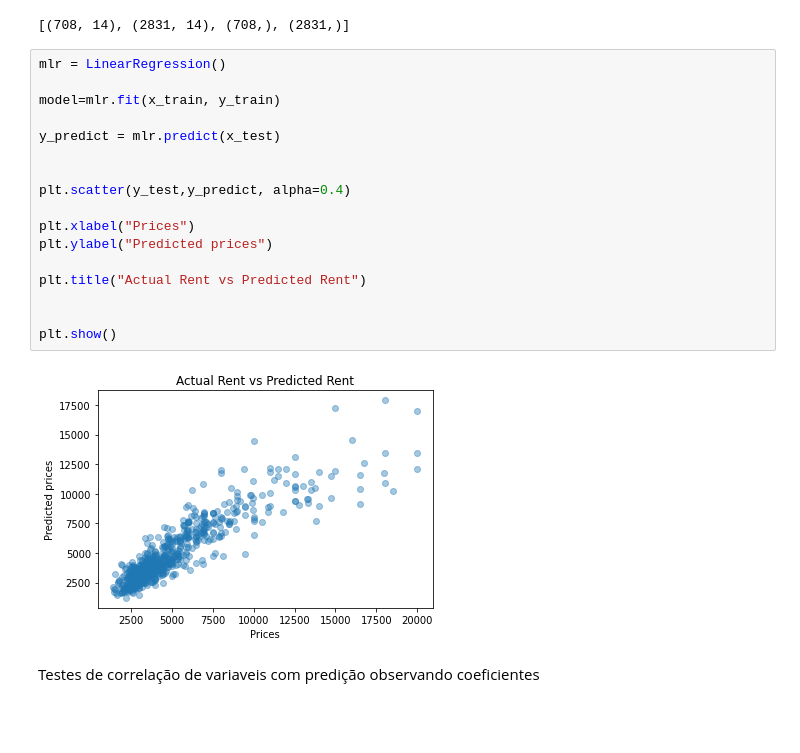
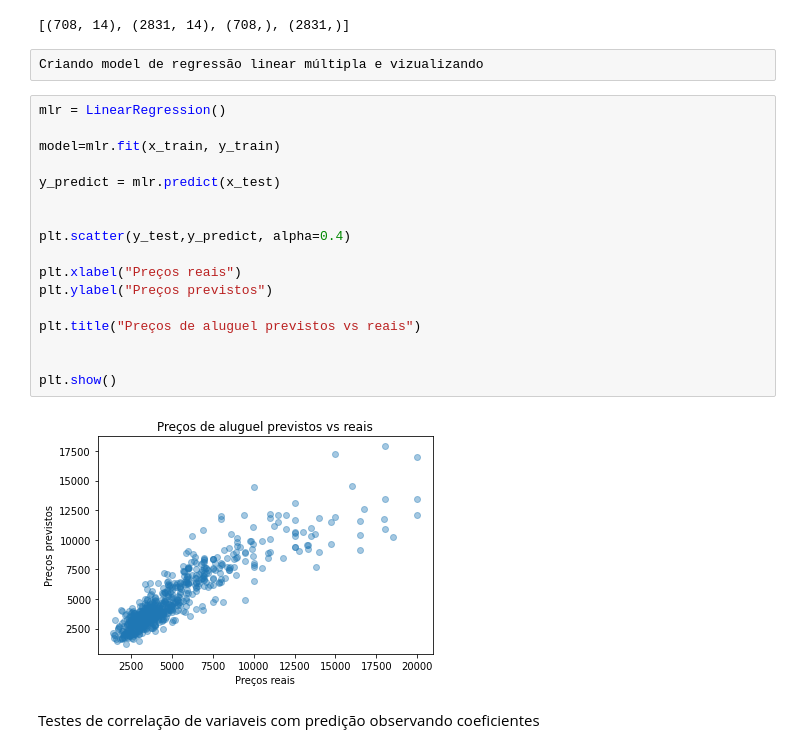
Before and after one commit to venerass/Regressao_Linear_Multipla, a Jupyter notebook: main.ipynb, the cells around one changed output. Saved outputs shown, nothing was run; the diff lists cells and outputs as text; blank space fills up the shorter version.

```diff
--- a/main.ipynb
+++ b/main.ipynb
@@ -22,25 +27,27 @@ x_train, x_test, y_train, y_test = train_test_split(x,y,train_size = 0.8, test_s
 [x_test.shape,x_train.shape,y_test.shape,y_train.shape]
 # %% [output]
 [(708, 14), (2831, 14), (708,), (2831,)]
+# %%
+Criando model de regressão linear múltipla e vizualizando
 # %%
 mlr = LinearRegression()
 
 model=mlr.fit(x_train, y_train)
 
 y_predict = mlr.predict(x_test)
 
 
 plt.scatter(y_test,y_predict, alpha=0.4)
 
-plt.xlabel("Prices")
-plt.ylabel("Predicted prices")
+plt.xlabel("Preços reais")
+plt.ylabel("Preços previstos")
 
-plt.title("Actual Rent vs Predicted Rent")
+plt.title("Preços de aluguel previstos vs reais")
 
 
 plt.show()
 # %% [output]
-[figure, old version]
+[figure, new version]
 # %% [markdown]
 Testes de correlação de variaveis com predição observando coeficientes
 # %%
```
Also changed, not shown: parts of 4 cells of this notebook.
